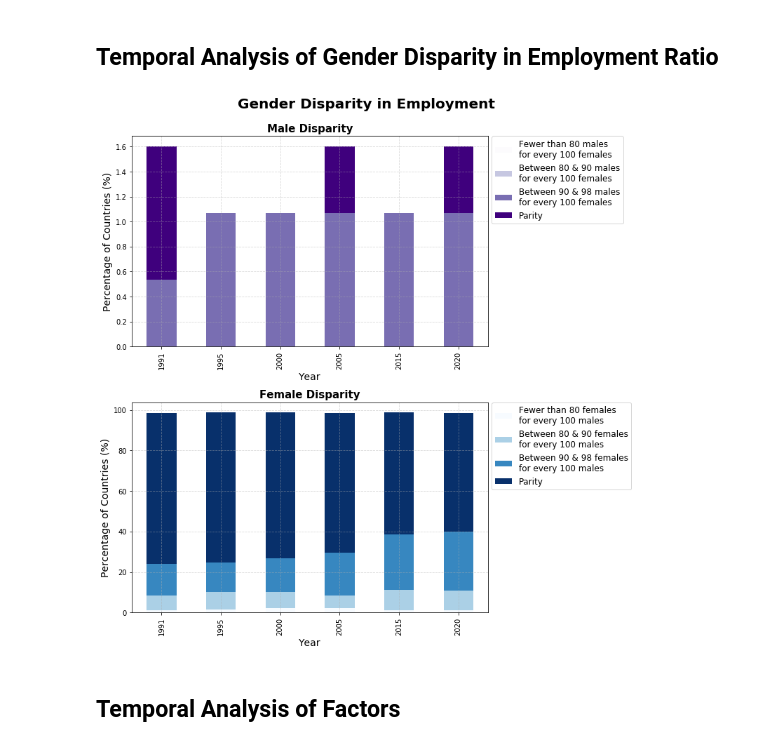
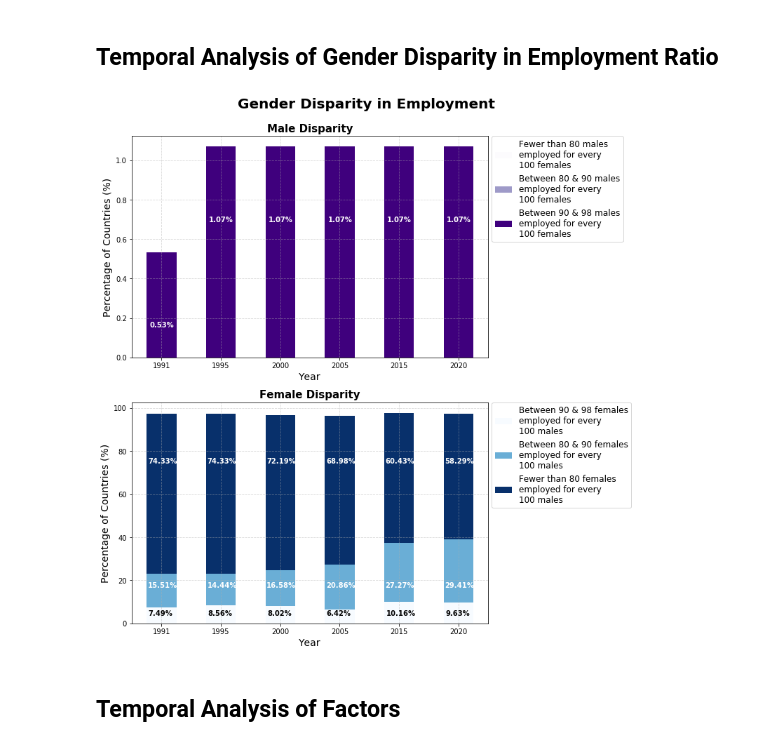
Before and after one commit to Amatullah/CSCI5502-DataMining_Project, a Jupyter notebook: RegionalAnalysis.ipynb, the cells around one changed output. Cells and saved outputs as stored; diff of their text form; code cells hidden in the pictures.

```diff
--- a/RegionalAnalysis.ipynb
+++ b/RegionalAnalysis.ipynb
@@ -217,8 +217,12 @@ df_employment
 | 186 | Zimbabwe | 0.842692 | 0.856744 | 0.841529 | 0.871251 | 0.861908 | 0.869002 |
 187 rows × 7 columns
 # %%
-dict_ratioB = {'Year' : year5, '<80 B' : [], '80-90 B' : [], '90-98 B' : [], 'parity' : []}
-dict_ratioG = {'Year' : year5, 'parity1' : [], '90-98 G' : [] , '80-90 G' : [], '<80 G' : []}
+# dict_ratioB = {'Year' : year5, '<80 B' : [], '80-90 B' : [], '90-98 B' : [], 'parity' : []}
+# #dict_ratioG = {'Year' : year5, '<80 G' : [], '80-90 G' : [], '90-98 G' : [], 'parity' : []}
+# dict_ratioG = {'Year' : year5, 'parity' : [], '90-98 G' : [],  '80-90 G' : [], '<80 G' : []}
+dict_ratioB = {'Year' : year5, '<80 B' : [], '80-90 B' : [], '90-98 B' : []}
+#dict_ratioG = {'Year' : year5, '<80 G' : [], '80-90 G' : [], '90-98 G' : [], 'parity' : []}
+dict_ratioG = {'Year' : year5, '90-98 G' : [],  '80-90 G' : [], '<80 G' : []}
 total = df_employment.shape[0]
 
 for i in year5:
@@ -226,8 +230,11 @@ for i in year5:
     dict_ratioB['<80 B'].append( np.count_nonzero(l >= 1.25 )/total )
     dict_ratioB['80-90 B'].append( np.count_nonzero((l < 1.25) & (l >= 1.11))*100/total )
     dict_ratioB['90-98 B'].append( np.count_nonzero((l < 1.11) & (l >= 1.02))*100/total )
-    dict_ratioB['parity'].append( np.count_nonzero((l < 1.02) & (l >= 1))*100/total )
-    dict_ratioG['parity1'].append( np.count_nonzero((l <= 1) & (l >= 0.98))*100/total )
+#     dict_ratioB['parity'].append( np.count_nonzero((l < 1.02) & (l >= 1))*100/total )
+#     dict_ratioG['parity'].append( np.count_nonzero((l <= 1) & (l >= 0.98))*100/total )
+#     dict_ratioB['parity'].append( np.count_nonzero((l < 1.02) & (l >= 0.98))*100/total )
+#     dict_ratioG['parity'].append( np.count_nonzero((l < 1.02) & (l >= 0.98))*100/total )
+    #print(np.count_nonzero((l <= 1) & (l >= 0.98))*100/total)
     dict_ratioG['90-98 G'].append( np.count_nonzero((l < 0.98) & (l >= 0.9))*100/total )
     dict_ratioG['80-90 G'].append( np.count_nonzero((l < 0.9) & (l >= 0.8))*100/total )
     dict_ratioG['<80 G'].append( np.count_nonzero(l < 0.8 )*100/total )
@@ -251,29 +258,47 @@ df_ratioB
 # %%
 fig, axes = plt.subplots(nrows=2, ncols=2, figsize= (18,12))
 fig.delaxes(axes[0][1])
 fig.delaxes(axes[1][1])
 
+yr = [0]
+
 for i in range(2):
     if(i == 0) :
-        ax = df_ratioB.plot.bar(x = 'Year',stacked = True, ax=axes[0,0], cmap="Purples")
+        ax = df_ratioB.plot.bar(x = 'Year',stacked = True, ax=axes[0,0], cmap="Purples", rot = 0)
         ax.set_title("Male Disparity", fontsize = 15, fontweight ="bold")
-        ax.legend(['Fewer than 80 males\nfor every 100 females', 'Between 80 & 90 males\nfor every 100 females',
-                   'Between 90 & 98 males\nfor every 100 females', 'Parity'],
+        for i in ax.patches:
+            if(i.get_height() != 0):
+                ax.text(i.get_xy()[0]+0.05, i.get_height()-0.38, "{:.2f}".format(i.get_height())+"%",
+                        fontsize=10, fontweight = 'bold', color = 'white')
+        ax.legend(['Fewer than 80 males\nemployed for every\n100 females',
+                   'Between 80 & 90 males\nemployed for every\n100 females',
+                   'Between 90 & 98 males\nemployed for every\n100 females'],
                   bbox_to_anchor=(1.01,1), loc="upper left", borderaxespad=0, fontsize = 12)
     elif(i == 1) :
-        ax = df_ratioG.plot.bar(x = 'Year', stacked = True, ax=axes[1,0], cmap="Blues")
+        ax = df_ratioG.plot.bar(x = 'Year', stacked = True, ax=axes[1,0], cmap="Blues", rot = 0)
         ax.set_title("Female Disparity", fontsize = 15, fontweight ="bold")
-        ax.legend(['Fewer than 80 females\nfor every 100 males', 'Between 80 & 90 females\nfor every 100 males',
-                   'Between 90 & 98 females\nfor every 100 males', 'Parity'],
+        for i in ax.patches:
+            if(i.get_height() >= 50):
+                ax.text(i.get_xy()[0]+0.02, 74.3316, "{:.2f}".format(i.get_height())+"%",
+                        fontsize=10, fontweight = 'bold', color = 'white')
+            elif(i.get_height() >= 14 and i.get_height() <= 50):
+                ax.text(i.get_xy()[0]+0.02, 16.5775, "{:.2f}".format(i.get_height())+"%",
+                        fontsize=10, fontweight = 'bold', color = 'white')
+            elif(i.get_height() >= 6 and i.get_height() <= 14):
+                ax.text(i.get_xy()[0]+0.03, 3.8, "{:.2f}".format(i.get_height())+"%",
+                        fontsize=10, fontweight = 'bold', color = 'black')
+        ax.legend(['Between 90 & 98 females\nemployed for every\n100 males',
+                   'Between 80 & 90 females\nemployed for every\n100 males',
+                   'Fewer than 80 females\nemployed for every\n100 males'],
                   bbox_to_anchor=(1.01,1), loc="upper left", borderaxespad=0, fontsize = 12)
     ax.set_ylabel("Percentage of Countries (%)", fontsize = 14)
     ax.set_xlabel("Year", fontsize = 14)
     ax.grid(which='both', axis='both', linestyle = '--', alpha = 0.5)
 
 fig.suptitle('Gender Disparity in Employment',x = 0.3, y = 0.95, fontweight ="bold", fontsize = 20)
 fig.tight_layout(rect=[0, 0.03, 1, 0.92])
 # %% [output]
-[figure, old version]
+[figure, new version]
 # %% [markdown]
 ## Temporal Analysis of Factors
 # %%
```
Also changed, not shown: parts of 3 cells of this notebook.
